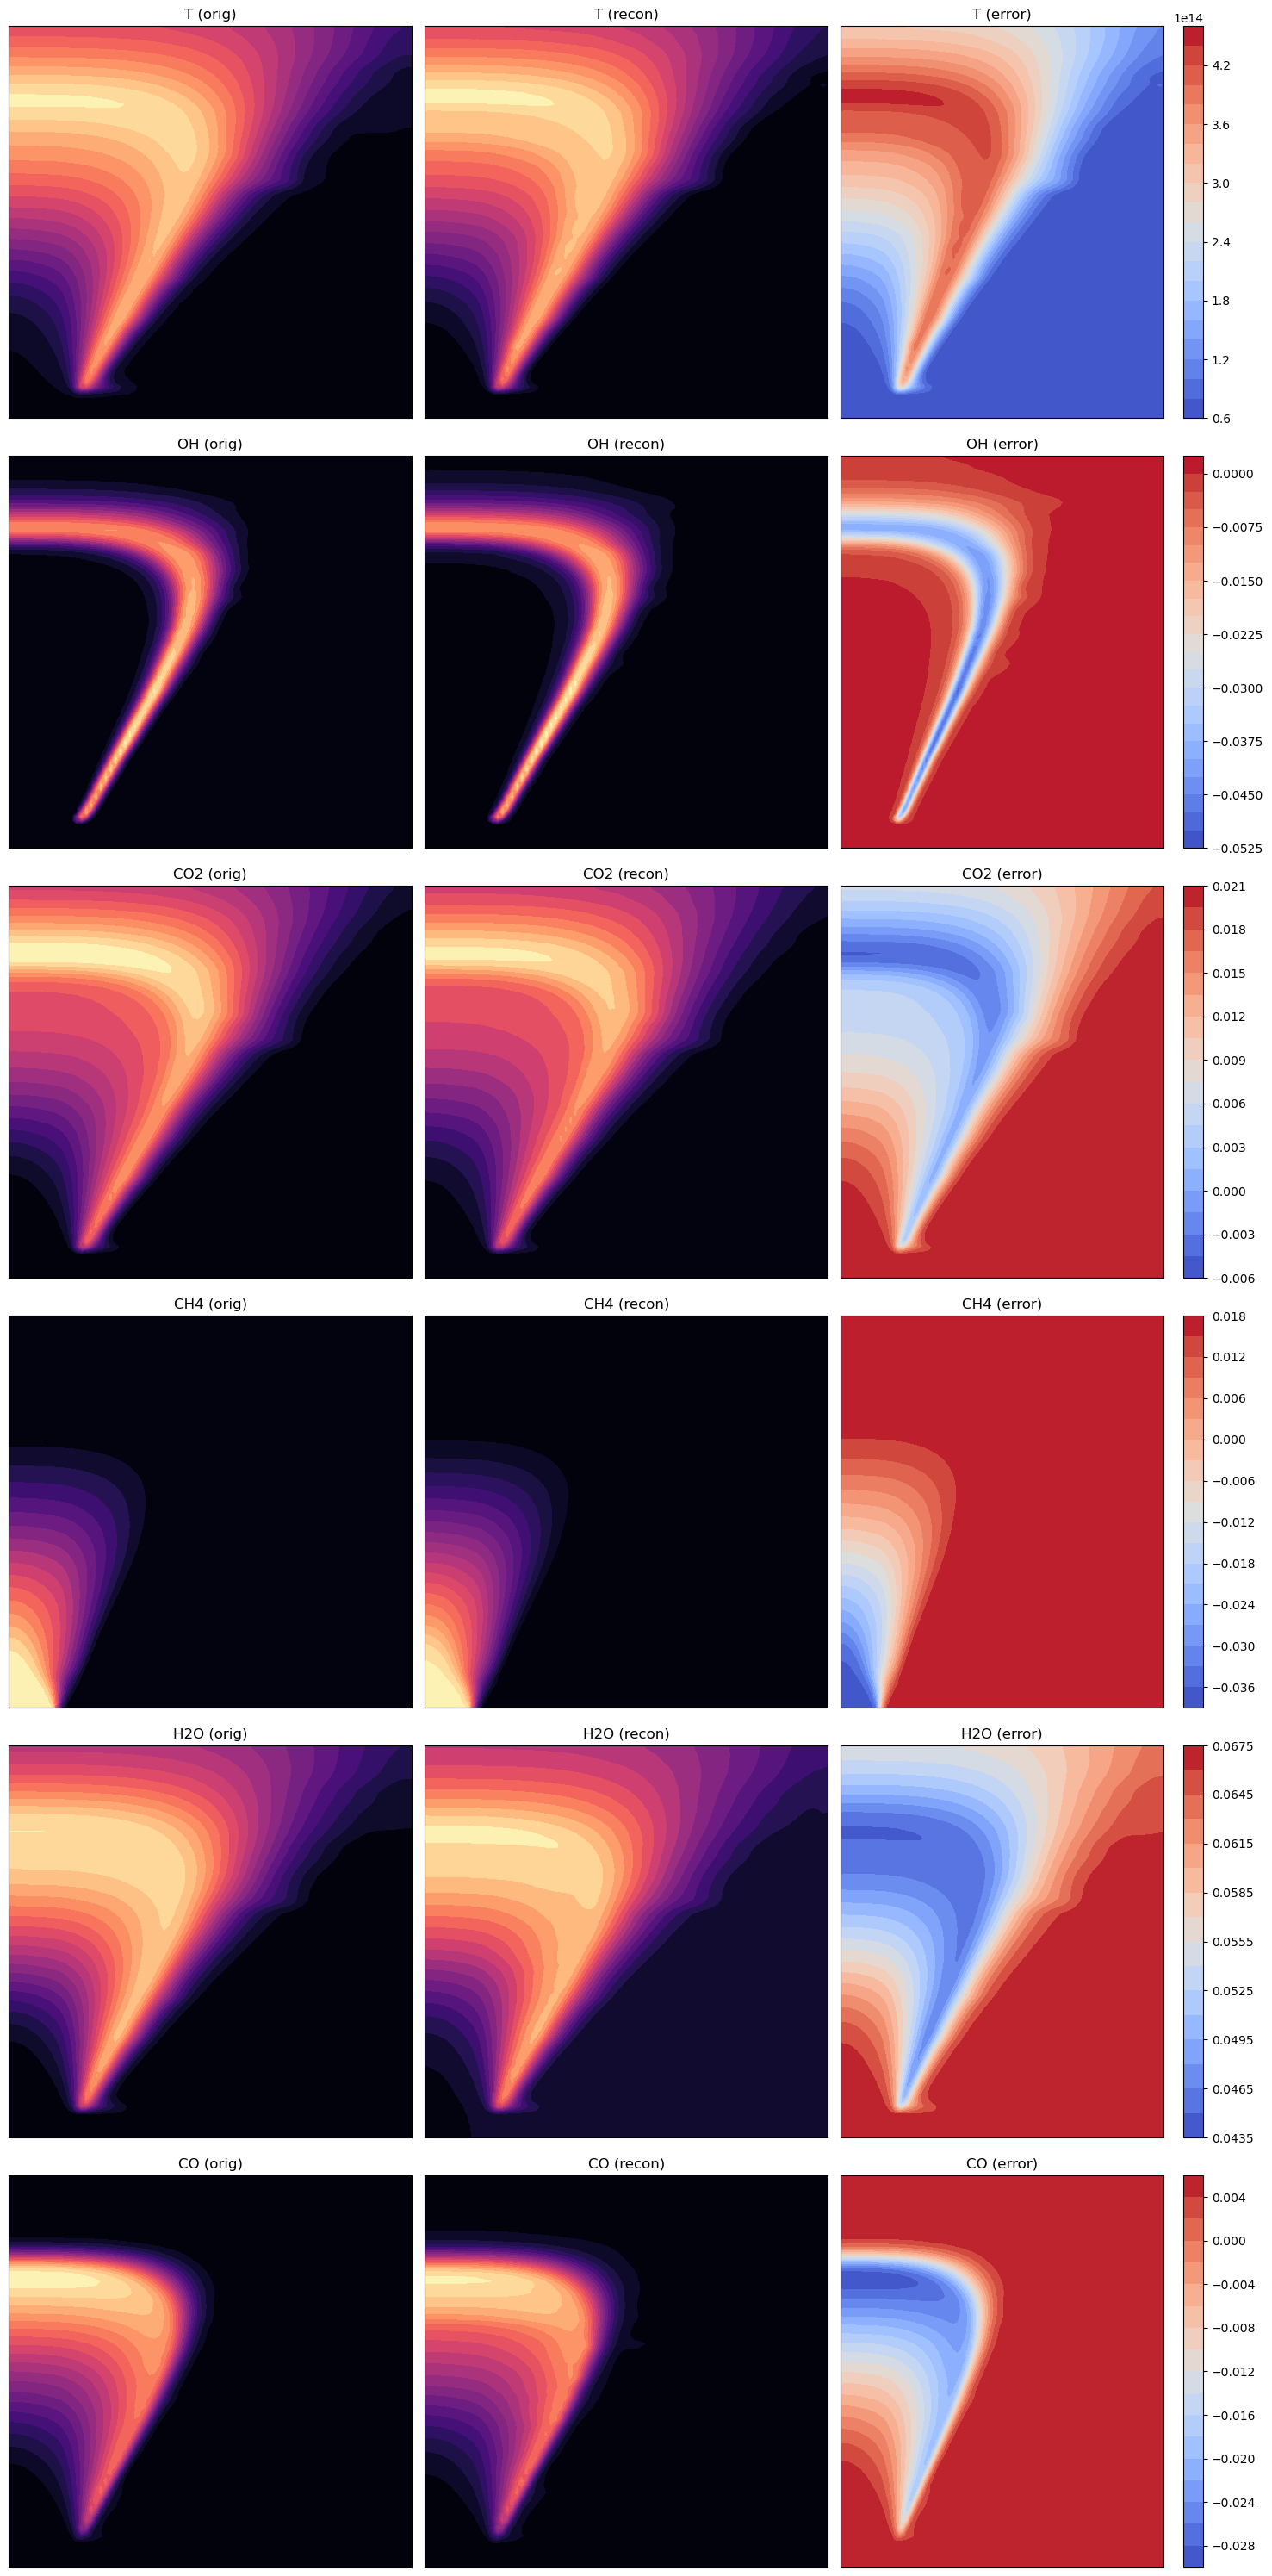
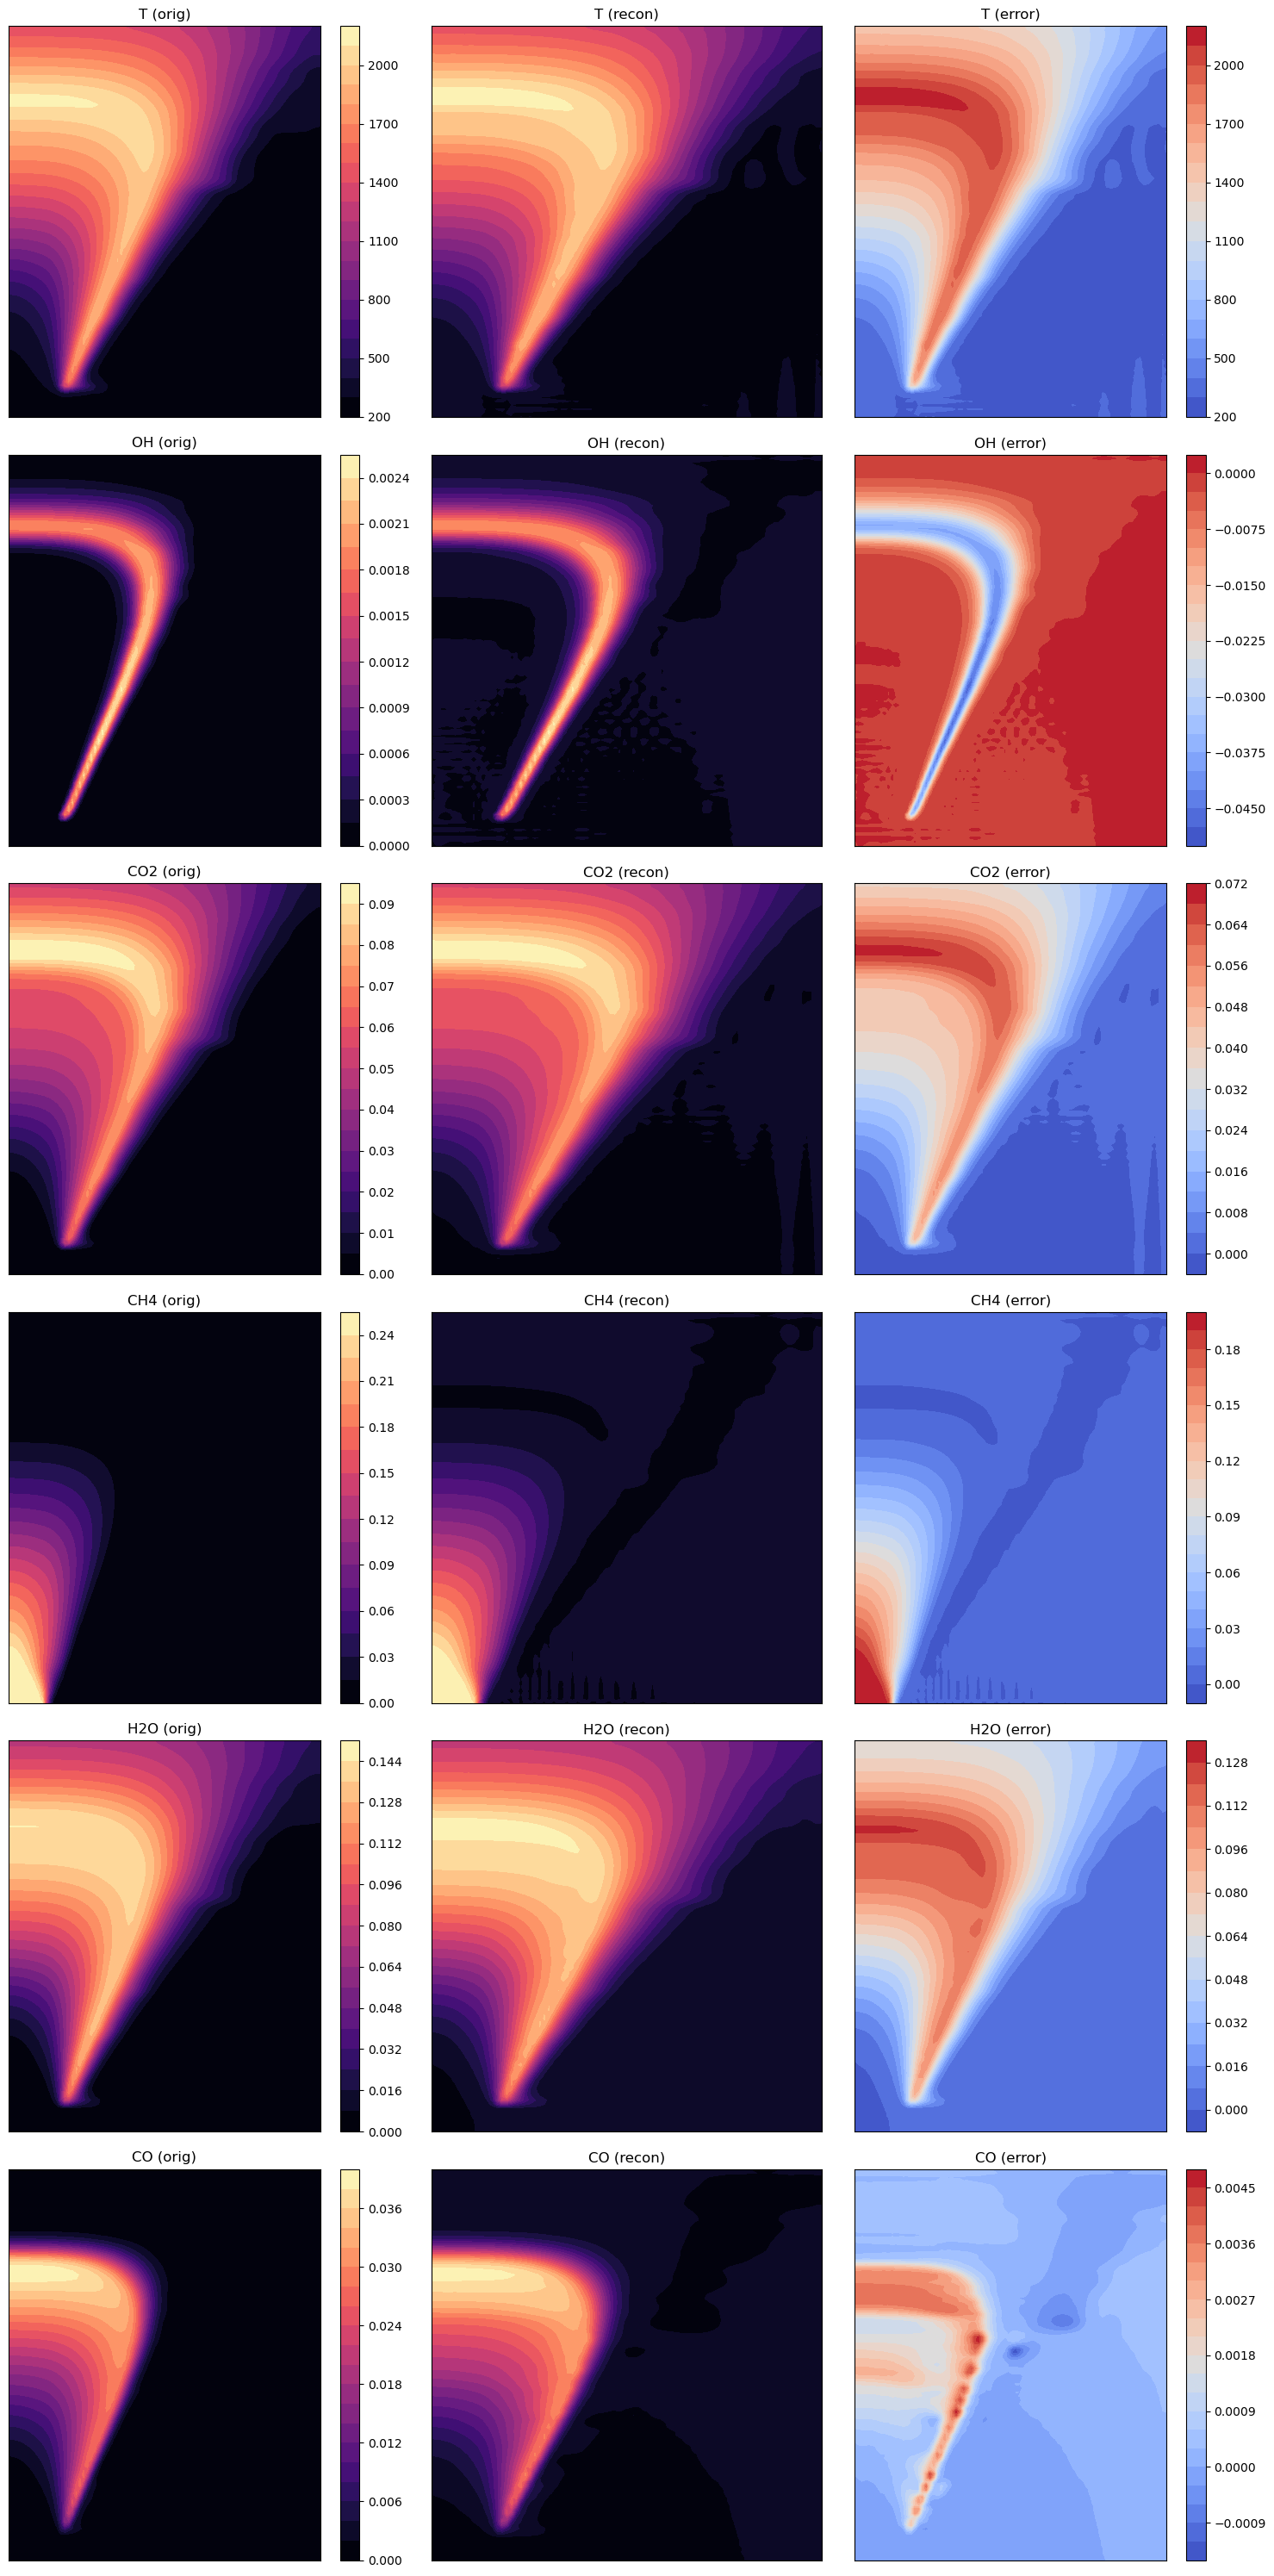
The notebook cell's code change between the first figure and the second:
--- before
+++ after
@@ -13,4 +13,7 @@
     im0 = axs[i, 0].contourf(orig, origin='lower', levels=20, cmap='magma')
     axs[i, 0].set_title(f"{NAMES[idx]} (orig)")
+    plt.colorbar(im0, ax=axs[i, 0])
+
+
 
     # Reconstructed

Commit: roba da far vedere a chiara durante la call